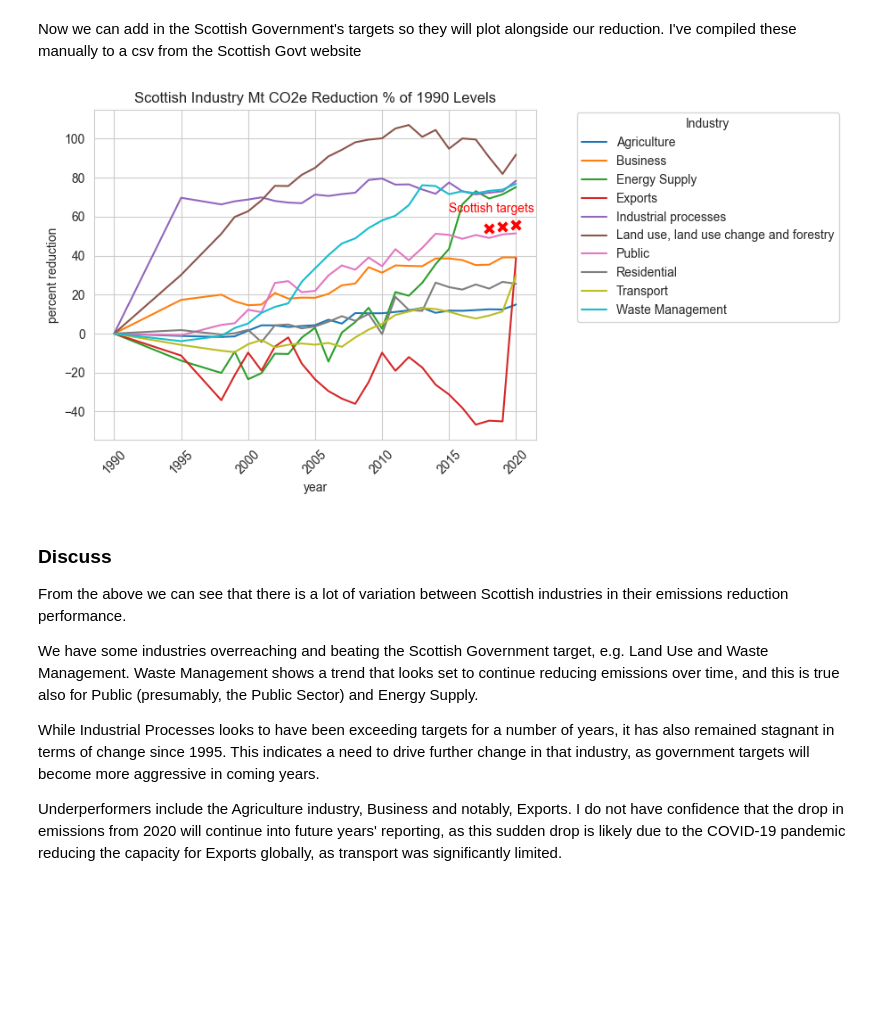
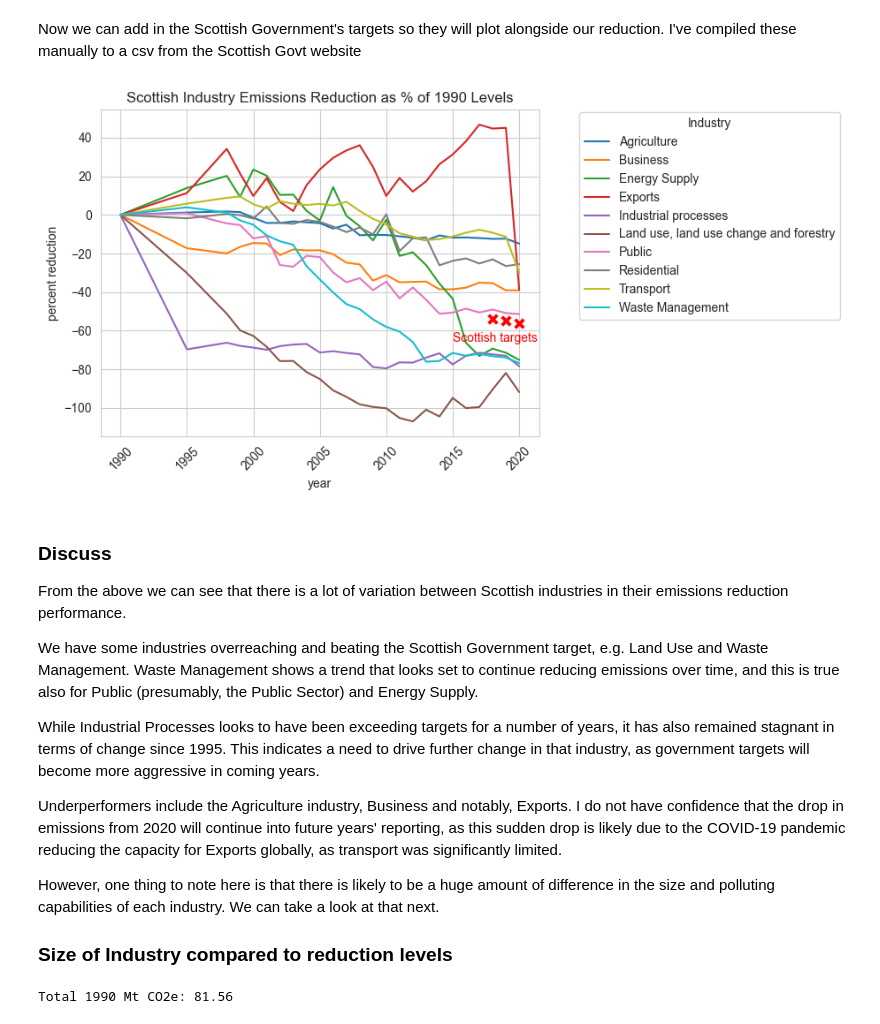
Before and after one commit to cassbc/PythonPortfolio, a Jupyter notebook: Scottish Government GHG commitment.ipynb, the cells around one changed output. Drawn from its saved outputs; the diff is of its cells as text; code cells hidden in the pictures; blank space fills up the shorter version.

```diff
--- a/Scottish Government GHG commitment.ipynb
+++ b/Scottish Government GHG commitment.ipynb
@@ -159,7 +160,7 @@ industries['base_level'] = industries.groupby('ncformat').mt_co2e.transform('fir
 # %%
 #Now adding a column that calculates the percentage of emissions for each year, compared to the base_level
 
-industries['pct_of_baselevel'] = round(industries['mt_co2e']/industries['base_level']*100,2)
+industries['pct_of_baselevel'] = round((industries['mt_co2e'] - industries['base_level'])/industries['base_level']*100,2)
 
 
 #Removing the 'BaseYear' data
@@ -172,32 +173,31 @@ Now we can add in the Scottish Government's targets so they will plot alongside
 targets = pd.read_csv('scotgov_targets.csv')
 targets_df = pd.DataFrame(targets)
 industries_2 = industries.copy()
+# %%
+targets_df['pct_of_baselevel'] = -targets_df['pct_of_baselevel']
 # %%
 later_years = list(np.arange(2021,2046,1))
 industries_2 = industries_2[~industries_2.emission_year.isin(later_years)]
-# %%
-#Calculating the percentage reduction from 1990 levels (if increase, will go to negative)
-industries_2['pct_reduction'] = 100-industries_2['pct_of_baselevel']
 # %%
 #Now just to plot
 sns.set_style("whitegrid")
 fig, ax = plt.subplots()
-ax1 = sns.lineplot(data=industries_2,x='emission_year', y='pct_reduction', hue='ncformat')
+ax1 = sns.lineplot(data=industries_2,x='emission_year', y='pct_of_baselevel', hue='ncformat')
 ax2 = sns.scatterplot(data=targets_df[targets_df['emission_year'] < 2021], x='emission_year', y='pct_of_baselevel',
                marker='X', color='red', s=100)
 plt.xticks(rotation=45)
-plt.title('Scottish Industry Mt CO2e Reduction % of 1990 Levels')
+plt.title('Scottish Industry Emissions Reduction as % of 1990 Levels')
 
 ax.set(xlabel='year', ylabel='percent reduction')
 ax.set_xticks([1990,1995,2000,2005,2010,2015,2020])
 
-ax.text(.9, .7, 'Scottish targets', horizontalalignment='center',
+ax.text(.9, .3, 'Scottish targets', horizontalalignment='center',
      verticalalignment='center', transform=ax.transAxes, color='red')
 
 sns.move_legend(ax, "center right", bbox_to_anchor=(1.7, .675), ncol=1, title='Industry', frameon=True)
 plt.show()
 # %% [output]
-[figure, old version]
+[figure, new version]
 # %% [markdown]
 ### Discuss
 From the above we can see that there is a lot of variation between Scottish industries in their emissions reduction performance.
@@ -207,3 +207,14 @@ We have some industries overreaching and beating the Scottish Government target,
 While Industrial Processes looks to have been exceeding targets for a number of years, it has also remained stagnant in terms of change since 1995. This indicates a need to drive further change in that industry, as government targets will become more aggressive in coming years.
 
 Underperformers include the Agriculture industry, Business and notably, Exports. I do not have confidence that the drop in emissions from 2020 will continue into future years' reporting, as this sudden drop is likely due to the COVID-19 pandemic reducing the capacity for Exports globally, as transport was significantly limited.
+
+However, one thing to note here is that there is likely to be a huge amount of difference in the size and polluting capabilities of each industry. We can take a look at that next.
+
+### Size of Industry compared to reduction levels
+# %%
+#sum all baselines. Need to drop dupes so only count one base_level once
+all_industry = industries_2.drop_duplicates(keep='first',subset='ncformat')
+total_baselevel = all_industry['base_level'].sum()
+print('Total 1990 Mt CO2e: ' + str(round(total_baselevel,2)))
+# %% [output]
+Total 1990 Mt CO2e: 81.56
```
Also changed, not shown: parts of 3 cells of this notebook.
